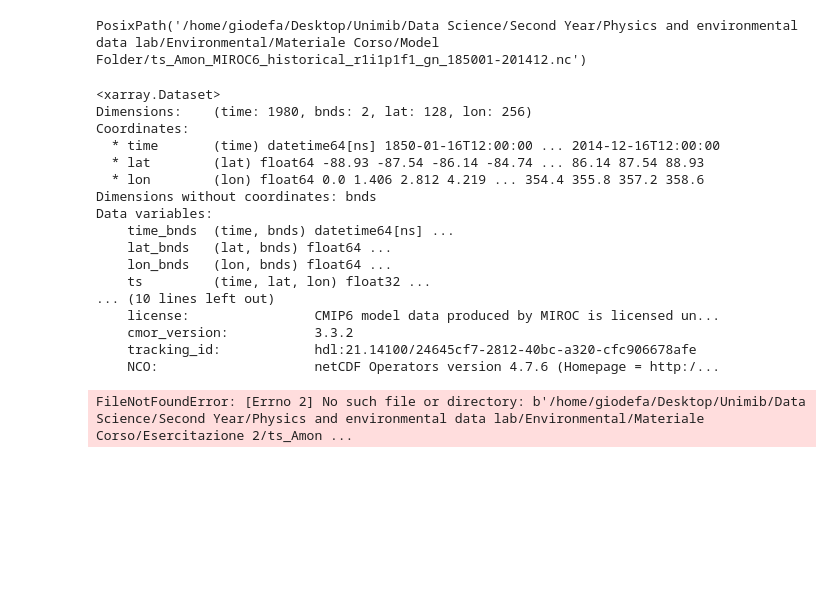
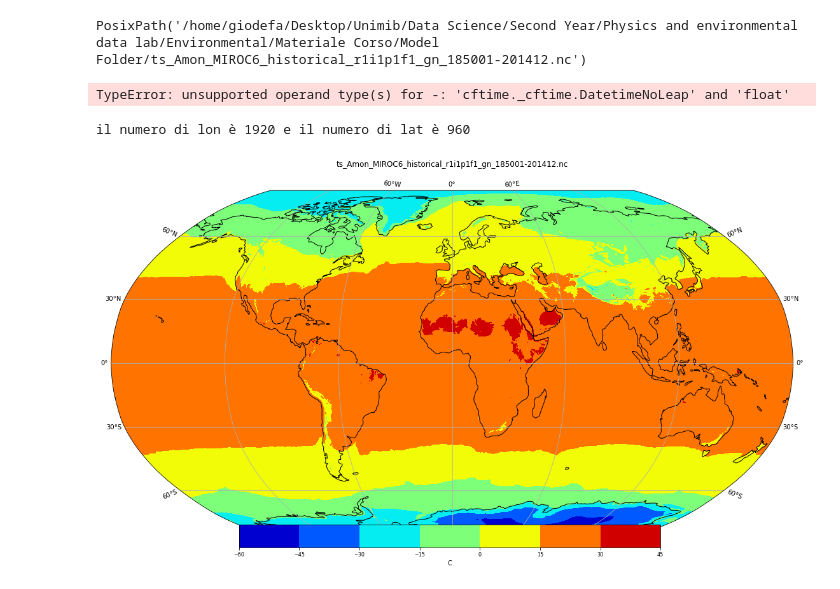
Before and after one commit to giodefa96/final_exam_envi, a Jupyter notebook: bozza/first_part.ipynb, the cells around one changed output. Drawn from its saved outputs; the diff is of its cells as text; code cells hidden in the pictures; blank space fills up the shorter version.

```diff
--- a/bozza/first_part.ipynb
+++ b/bozza/first_part.ipynb
@@ -57,35 +58,0 @@ path_model_ls_cm6a =  searching_model_path('ts_Amon_MIROC6_historical_r1i1p1f1_g
-# %%
-d1 = xr.open_dataset(path_model_ls_cm6a)
-d1
-# %% [output]
-<xarray.Dataset>
-Dimensions:    (time: 1980, bnds: 2, lat: 128, lon: 256)
-Coordinates:
-  * time       (time) datetime64[ns] 1850-01-16T12:00:00 ... 2014-12-16T12:00:00
-  * lat        (lat) float64 -88.93 -87.54 -86.14 -84.74 ... 86.14 87.54 88.93
-  * lon        (lon) float64 0.0 1.406 2.812 4.219 ... 354.4 355.8 357.2 358.6
-Dimensions without coordinates: bnds
-Data variables:
-    time_bnds  (time, bnds) datetime64[ns] ...
-    lat_bnds   (lat, bnds) float64 ...
-    lon_bnds   (lon, bnds) float64 ...
-    ts         (time, lat, lon) float32 ...
-... (10 lines left out)
-    license:                CMIP6 model data produced by MIROC is licensed un...
-    cmor_version:           3.3.2
-    tracking_id:            hdl:21.14100/24645cf7-2812-40bc-a320-cfc906678afe
-    NCO:                    netCDF Operators version 4.7.6 (Homepage = http:/...
-# %%
-#- Open & explore the netCDF file for model 1; extract model name
-
-modfile1='./ts_Amon_IPSL-CM6A-LR_historical_r1i1p1f1_gr_185001-201412.nc'
-#modfile1='./ts_Amon_MRI-ESM2-0_historical_r1i1p1f1_gn_185001-201412.nc'
-
-m_variable='./ts_Amon_'
-m_case='_historical_r1i1p1f1_gr_185001-201412.nc'
-model1=modfile1[len(m_variable):-len(m_case)]
-
-d1 = xr.open_dataset(modfile1)
-d1
-# %% [output]
-FileNotFoundError: [Errno 2] No such file or directory: b'/home/giodefa/Desktop/Unimib/Data Science/Second Year/Physics and environmental data lab/Environmental/Materiale Corso/Esercitazione 2/ts_Amon ...
@@ -91,0 +62,6 @@ FileNotFoundError: [Errno 2] No such file or directory: b'/home/giodefa/Desktop/
+# %%
+model_cesm = xr.open_dataset(path_model_ts_amon_cesm)
+temperature_surface_cesm = model_cesm - 273.15
+temperature_surface_cesm
+# %% [output]
+TypeError: unsupported operand type(s) for -: 'cftime._cftime.DatetimeNoLeap' and 'float'
@@ -91,0 +72,32 @@ FileNotFoundError: [Errno 2] No such file or directory: b'/home/giodefa/Desktop/
+# %%
+print(f'il numero di lon è {len(ts.lon)} e il numero di lat è {len(ts.lat)}')
+# %% [output]
+il numero di lon è 1920 e il numero di lat è 960
+# %%
+d1.coords['lon'] = (d1.coords['lon'] + 180) % 360 - 180
+d1 = d1.sortby(d1.lon)
+# %%
+fig = plt.figure(figsize=(20, 10))
+d1_nat = d1.sel(lat=slice(20,80), lon=slice(-45,22))
+psl_nat=(d1.ts)- 273.15
+
+ax = plt.axes(projection=ccrs.Robinson())
+ax.set_title(''.join(['ts_Amon_MIROC6_historical_r1i1p1f1_gn_185001-201412.nc','\n']))
+ax.set_global()
+
+mm = ax.contourf(psl_nat.lon, psl_nat.lat, psl_nat.mean(axis=0), \
+                   transform=ccrs.PlateCarree(),cmap='jet' )
+
+ax.coastlines()
+ax.gridlines(draw_labels=True)
+
+#- add colorbar
+cbar_ax = fig.add_axes([0.28, 0.10, 0.46, 0.05]) #[left, bottom, width, height]
+cbar = fig.colorbar(mm, cax=cbar_ax, extend='both', orientation='horizontal')
+cbar.set_label('C')
+cbar.ax.tick_params(labelsize=8)
+
+plt.show()
+plt.close()
+# %% [output]
+[figure, added]
```
Also changed, not shown: parts of 9 cells of this notebook.
